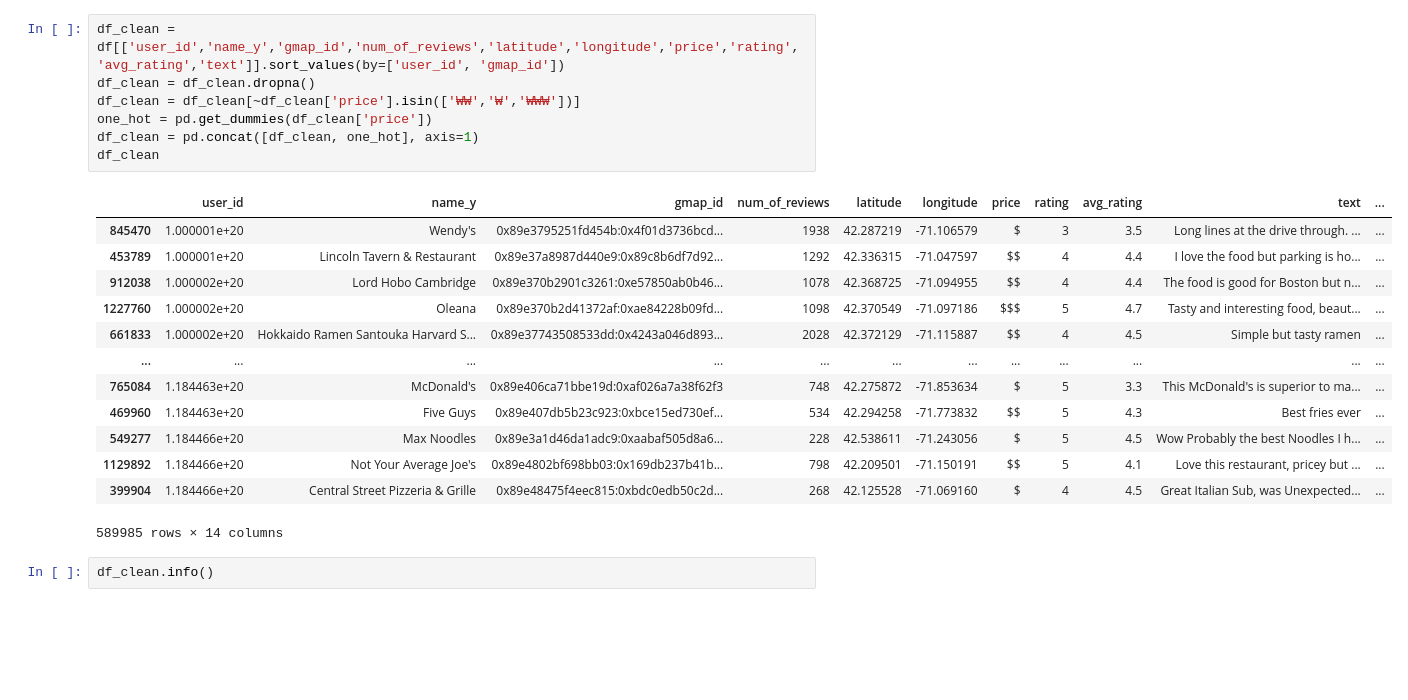
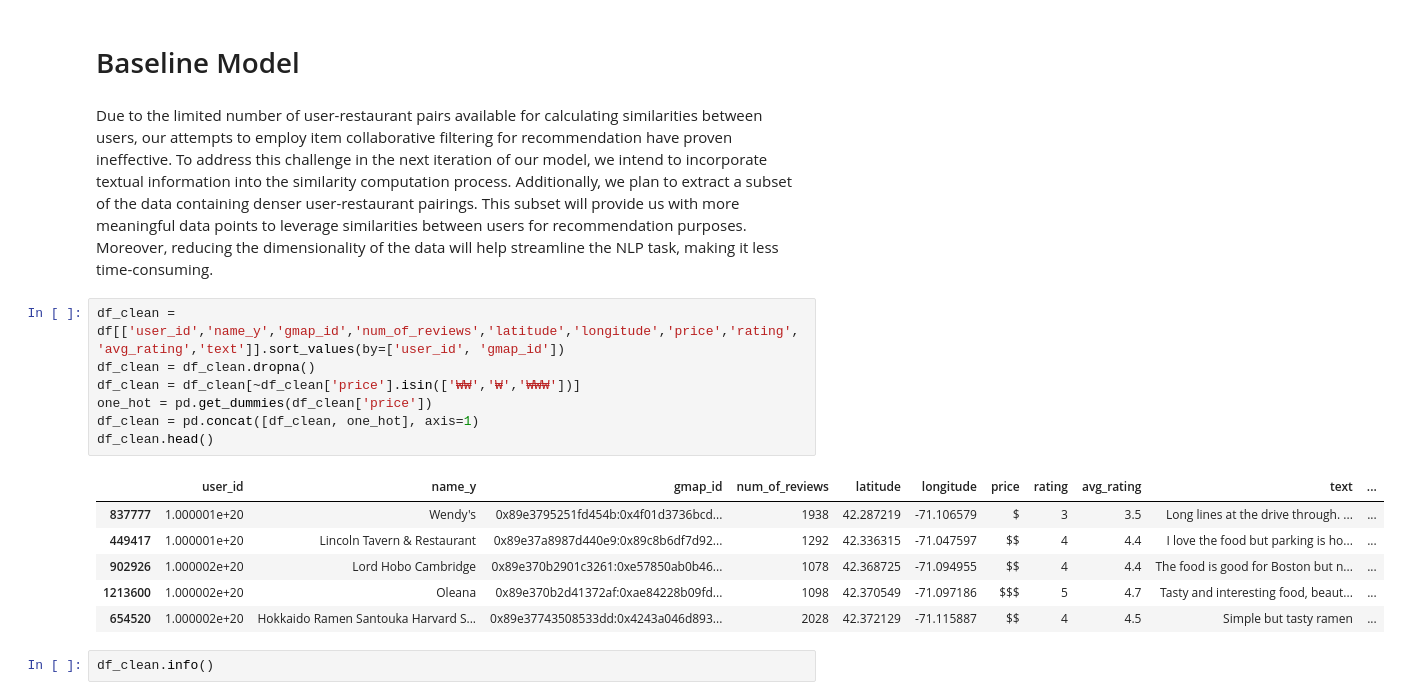
Before and after one commit to yuqinbailey/Restaurant-Rec-Google-Reviews, a Jupyter notebook: 4_Basic_Recomendation.ipynb, the cells around one changed output. Drawn from its saved outputs; the diff is of its cells as text; blank space fills up the shorter version.

```diff
--- a/4_Basic_Recomendation.ipynb
+++ b/4_Basic_Recomendation.ipynb
@@ -27,24 +342,21 @@ dtype: int64
+# %% [markdown]
+# Baseline Model
+# %% [markdown]
+Due to the limited number of user-restaurant pairs available for calculating similarities between users, our attempts to employ item collaborative filtering for recommendation have proven ineffective. To address this challenge in the next iteration of our model, we intend to incorporate textual information into the similarity computation process. Additionally, we plan to extract a subset of the data containing denser user-restaurant pairings. This subset will provide us with more meaningful data points to leverage similarities between users for recommendation purposes. Moreover, reducing the dimensionality of the data will help streamline the NLP task, making it less time-consuming.
 # %%
 df_clean = df[['user_id','name_y','gmap_id','num_of_reviews','latitude','longitude','price','rating','avg_rating','text']].sort_values(by=['user_id', 'gmap_id'])
 df_clean = df_clean.dropna()
 df_clean = df_clean[~df_clean['price'].isin(['₩₩','₩','₩₩₩'])]
 one_hot = pd.get_dummies(df_clean['price'])
 df_clean = pd.concat([df_clean, one_hot], axis=1)
-df_clean
+df_clean.head()
 # %% [output]
 |  | user_id | name_y | gmap_id | num_of_reviews | latitude | longitude | price | rating | avg_rating | text | ... |
-| 845470 | 1.000001e+20 | Wendy's | 0x89e3795251fd454b:0x4f01d3736bcd... | 1938 | 42.287219 | -71.106579 | $ | 3 | 3.5 | Long lines at the drive through. ... | ... |
-| 453789 | 1.000001e+20 | Lincoln Tavern & Restaurant | 0x89e37a8987d440e9:0x89c8b6df7d92... | 1292 | 42.336315 | -71.047597 | $$ | 4 | 4.4 | I love the food but parking is ho... | ... |
-| 912038 | 1.000002e+20 | Lord Hobo Cambridge | 0x89e370b2901c3261:0xe57850ab0b46... | 1078 | 42.368725 | -71.094955 | $$ | 4 | 4.4 | The food is good for Boston but n... | ... |
-| 1227760 | 1.000002e+20 | Oleana | 0x89e370b2d41372af:0xae84228b09fd... | 1098 | 42.370549 | -71.097186 | $$$ | 5 | 4.7 | Tasty and interesting food, beaut... | ... |
-| 661833 | 1.000002e+20 | Hokkaido Ramen Santouka Harvard S... | 0x89e37743508533dd:0x4243a046d893... | 2028 | 42.372129 | -71.115887 | $$ | 4 | 4.5 | Simple but tasty ramen | ... |
-| ... | ... | ... | ... | ... | ... | ... | ... | ... | ... | ... | ... |
-| 765084 | 1.184463e+20 | McDonald's | 0x89e406ca71bbe19d:0xaf026a7a38f62f3 | 748 | 42.275872 | -71.853634 | $ | 5 | 3.3 | This McDonald's is superior to ma... | ... |
-| 469960 | 1.184463e+20 | Five Guys | 0x89e407db5b23c923:0xbce15ed730ef... | 534 | 42.294258 | -71.773832 | $$ | 5 | 4.3 | Best fries ever | ... |
-| 549277 | 1.184466e+20 | Max Noodles | 0x89e3a1d46da1adc9:0xaabaf505d8a6... | 228 | 42.538611 | -71.243056 | $ | 5 | 4.5 | Wow Probably the best Noodles I h... | ... |
-| 1129892 | 1.184466e+20 | Not Your Average Joe's | 0x89e4802bf698bb03:0x169db237b41b... | 798 | 42.209501 | -71.150191 | $$ | 5 | 4.1 | Love this restaurant, pricey but ... | ... |
-| 399904 | 1.184466e+20 | Central Street Pizzeria & Grille | 0x89e48475f4eec815:0xbdc0edb50c2d... | 268 | 42.125528 | -71.069160 | $ | 4 | 4.5 | Great Italian Sub, was Unexpected... | ... |
+| 837777 | 1.000001e+20 | Wendy's | 0x89e3795251fd454b:0x4f01d3736bcd... | 1938 | 42.287219 | -71.106579 | $ | 3 | 3.5 | Long lines at the drive through. ... | ... |
+| 449417 | 1.000001e+20 | Lincoln Tavern & Restaurant | 0x89e37a8987d440e9:0x89c8b6df7d92... | 1292 | 42.336315 | -71.047597 | $$ | 4 | 4.4 | I love the food but parking is ho... | ... |
+| 902926 | 1.000002e+20 | Lord Hobo Cambridge | 0x89e370b2901c3261:0xe57850ab0b46... | 1078 | 42.368725 | -71.094955 | $$ | 4 | 4.4 | The food is good for Boston but n... | ... |
+| 1213600 | 1.000002e+20 | Oleana | 0x89e370b2d41372af:0xae84228b09fd... | 1098 | 42.370549 | -71.097186 | $$$ | 5 | 4.7 | Tasty and interesting food, beaut... | ... |
+| 654520 | 1.000002e+20 | Hokkaido Ramen Santouka Harvard S... | 0x89e37743508533dd:0x4243a046d893... | 2028 | 42.372129 | -71.115887 | $$ | 4 | 4.5 | Simple but tasty ramen | ... |
-589985 rows × 14 columns
 # %%
 df_clean.info()
 # %% [output]
```
Also changed, not shown: parts of 31 cells of this notebook.
